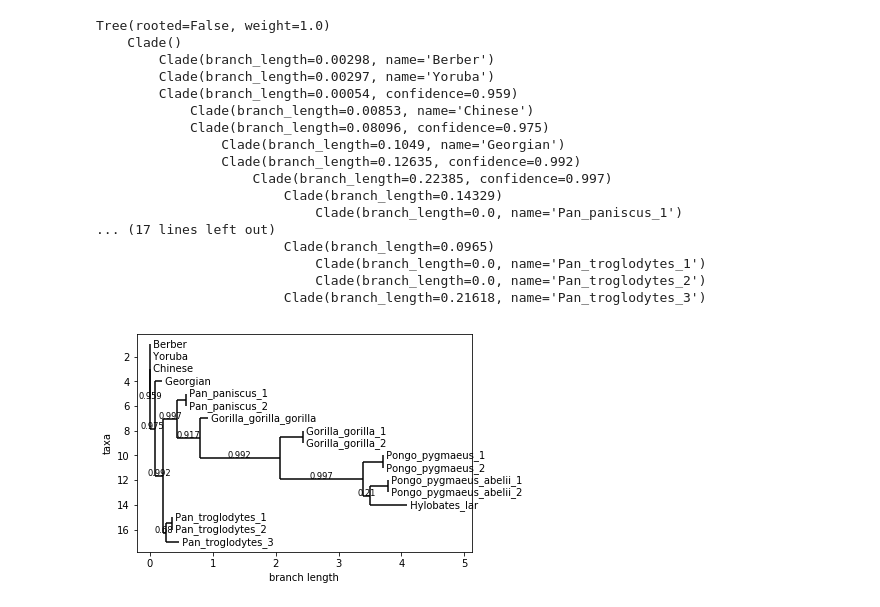
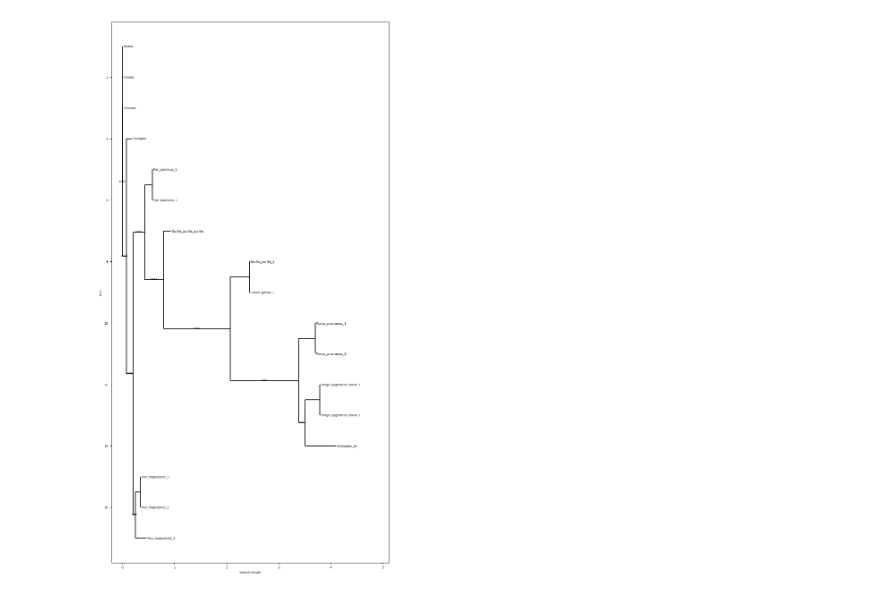
Before and after one commit to laksannathan/Biopython, a Jupyter notebook: humans_demo/Human_primates_tree.ipynb, the cells around one changed output. Saved outputs shown, nothing was run; the diff lists cells and outputs as text; code cells hidden in the pictures.

Commit message:
phylotrees

```diff
--- a/humans_demo/Human_primates_tree.ipynb
+++ b/humans_demo/Human_primates_tree.ipynb
@@ -3,25 +5,12 @@ from  Bio import Phylo
+# %%
+matplotlib.rc('font', size=6)
+fig = plt.figure(figsize=(10, 20), dpi=80)
+    # alternatively
+    # fig.set_size_inches(10, 20)
+axes = fig.add_subplot(1, 1, 1)
+Phylo.draw(tree, axes=axes)
+# %% [output]
+[figure, added]
 # %%
 tree = Phylo.read("../../primates_tree", 'newick')
-print(tree)
+nea_tree = Phylo.read("../../nea_tree", 'newick')
-# %% [output]
-Tree(rooted=False, weight=1.0)
-    Clade()
-        Clade(branch_length=0.00298, name='Berber')
-        Clade(branch_length=0.00297, name='Yoruba')
-        Clade(branch_length=0.00054, confidence=0.959)
-            Clade(branch_length=0.00853, name='Chinese')
-            Clade(branch_length=0.08096, confidence=0.975)
-                Clade(branch_length=0.1049, name='Georgian')
-                Clade(branch_length=0.12635, confidence=0.992)
-                    Clade(branch_length=0.22385, confidence=0.997)
-                        Clade(branch_length=0.14329)
-                            Clade(branch_length=0.0, name='Pan_paniscus_1')
-... (17 lines left out)
-                        Clade(branch_length=0.0965)
-                            Clade(branch_length=0.0, name='Pan_troglodytes_1')
-                            Clade(branch_length=0.0, name='Pan_troglodytes_2')
-                        Clade(branch_length=0.21618, name='Pan_troglodytes_3')
-# %%
-Phylo.draw(tree)
-# %% [output]
-[figure, removed]
```
Also changed, not shown: parts of 2 cells of this notebook, 6 other files.
